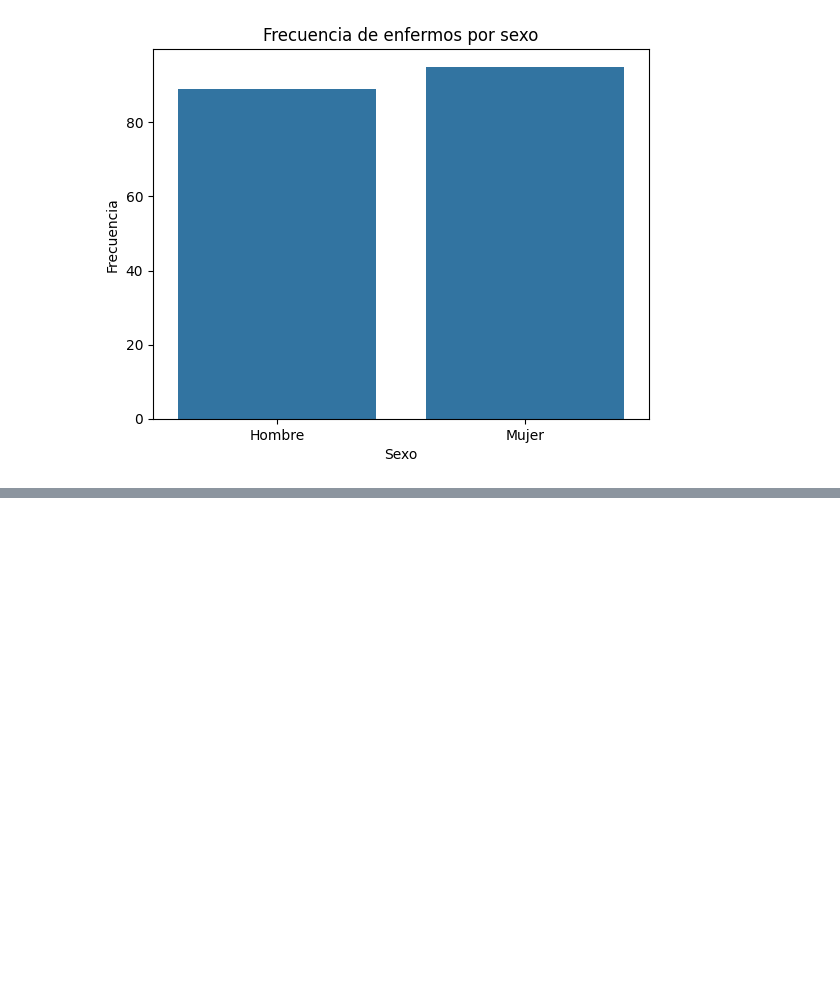
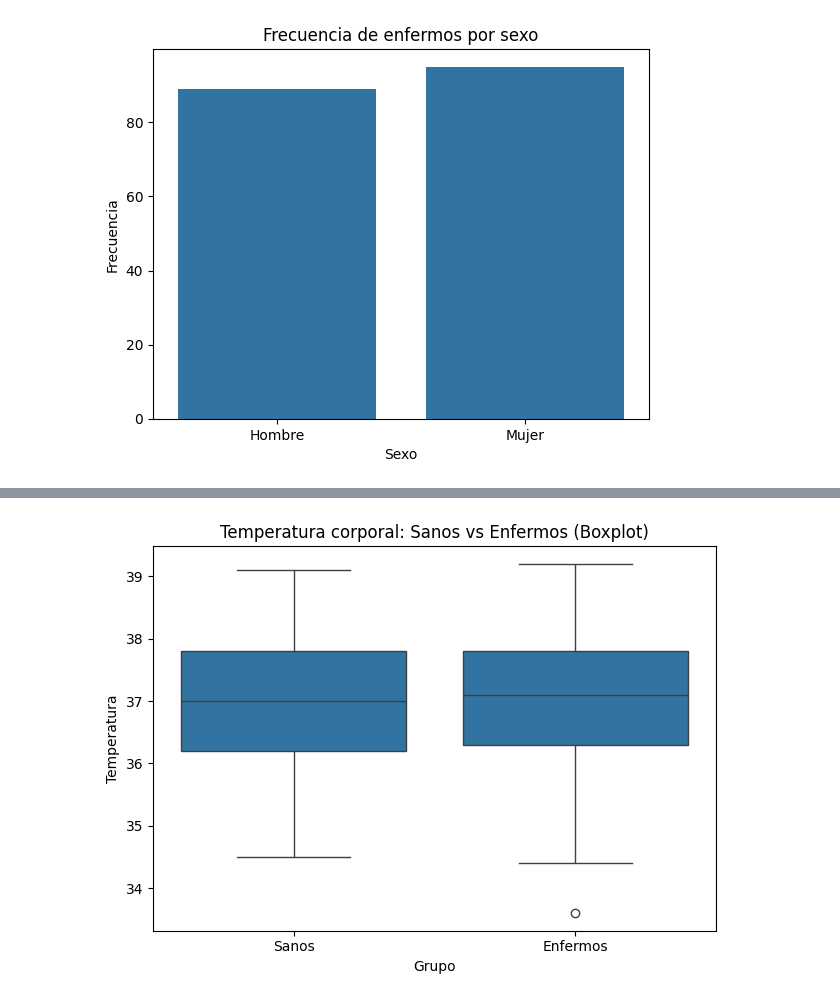
Before and after one commit to Matador108117/proyectop1ia, a Jupyter notebook: Proyecto1.ipynb, the cells around one changed output, grey strips where cells are left out. Cells and saved outputs as stored; diff of their text form; code cells hidden in the pictures; blank space fills up the shorter version.

```diff
--- a/Proyecto1.ipynb
+++ b/Proyecto1.ipynb
@@ -185,0 +283,13 @@ plt.show()
+# %%
+tmp = df[df["Enfermo_COVID"].isin(["Sí", "No"])].copy()
+tmp = tmp[tmp["Temperatura"].notna()]
+tmp["Grupo"] = tmp["Enfermo_COVID"].map({"Sí": "Enfermos", "No": "Sanos"})
+plt.figure()
+sn.boxplot(data=tmp, x="Grupo", y="Temperatura", order=["Sanos", "Enfermos"])
+plt.title("Temperatura corporal: Sanos vs Enfermos (Boxplot)")
+plt.xlabel("Grupo")
+plt.ylabel("Temperatura")
+plt.tight_layout()
+plt.show()
+# %% [output]
+[figure, added]
```
Also changed, not shown: parts of 23 cells of this notebook.
